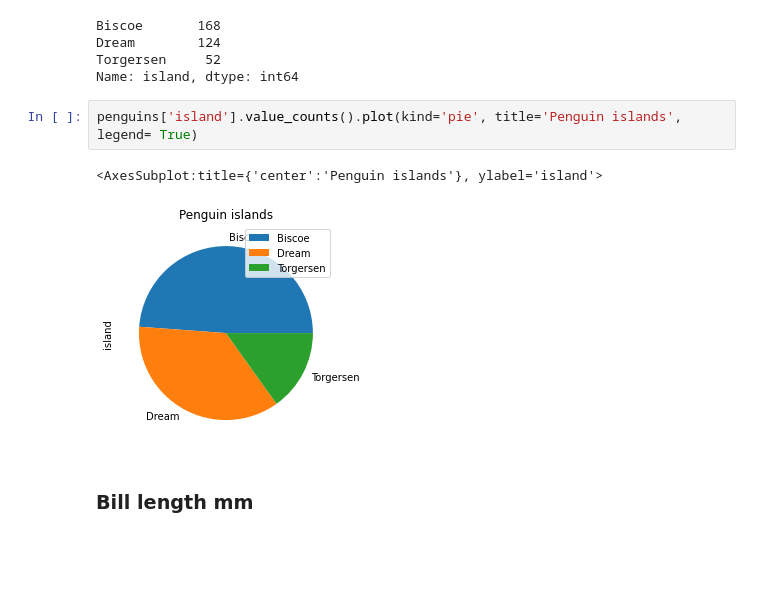
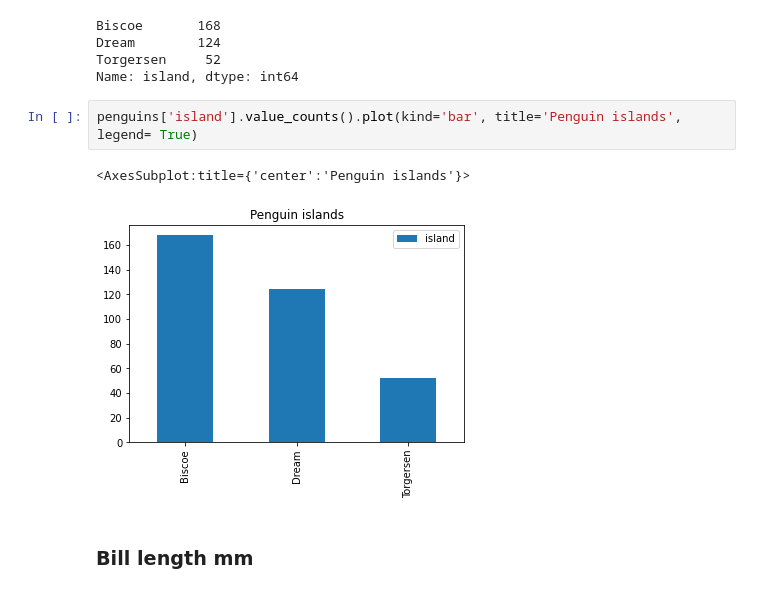
Before and after one commit to yisun2001/Data-Science, a Jupyter notebook: Portfolio.ipynb, the cells around one changed output. Cells and saved outputs as stored; diff of their text form; blank space fills up the shorter version.

```diff
--- a/Portfolio.ipynb
+++ b/Portfolio.ipynb
@@ -91,10 +91,10 @@ Dream        124
 Torgersen     52
 Name: island, dtype: int64
 # %%
-penguins['island'].value_counts().plot(kind='pie', title='Penguin islands', legend= True)
+penguins['island'].value_counts().plot(kind='bar', title='Penguin islands', legend= True)
 # %% [output]
-<AxesSubplot:title={'center':'Penguin islands'}, ylabel='island'>
+<AxesSubplot:title={'center':'Penguin islands'}>
-[figure, old version]
+[figure, new version]
 # %% [markdown]
 ### Bill length mm
 # %%
```
Also changed, not shown: parts of 86 cells of this notebook.
